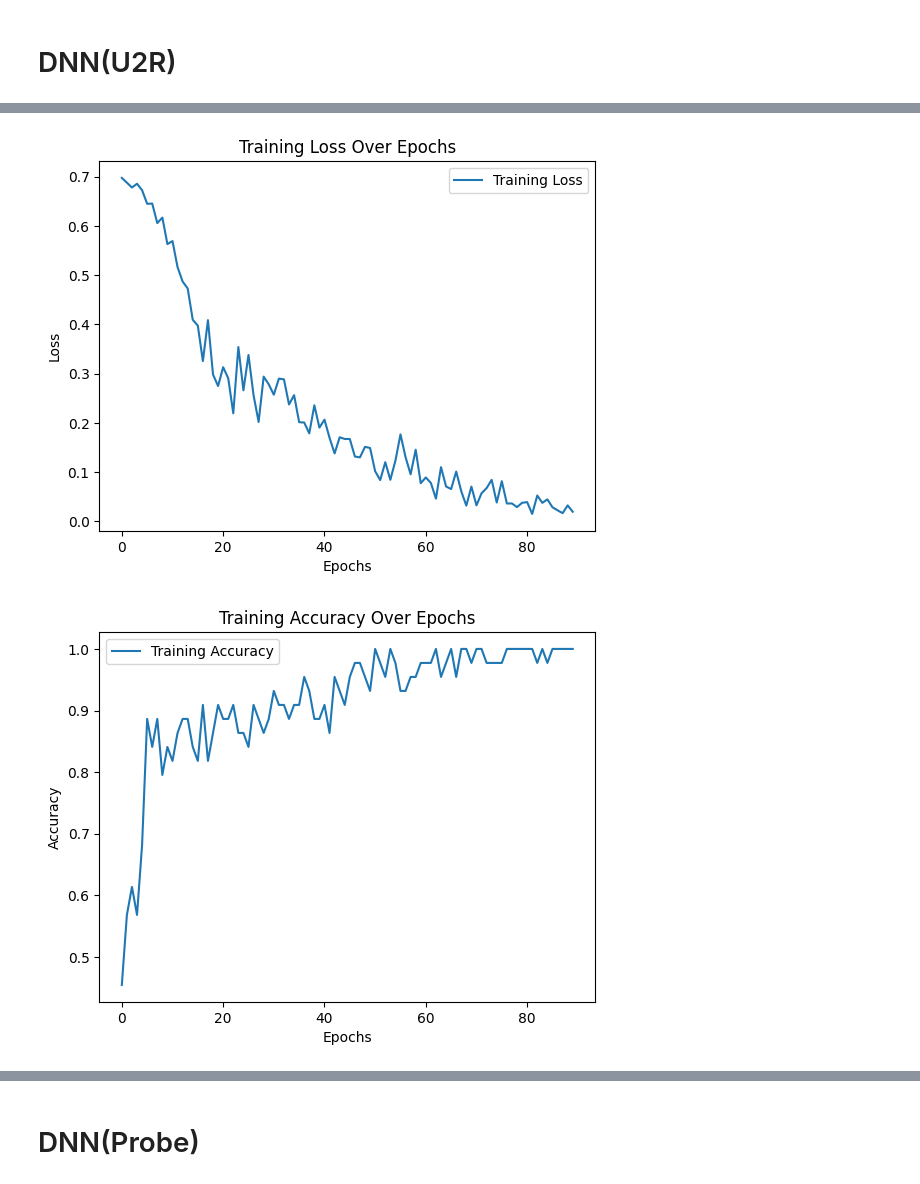
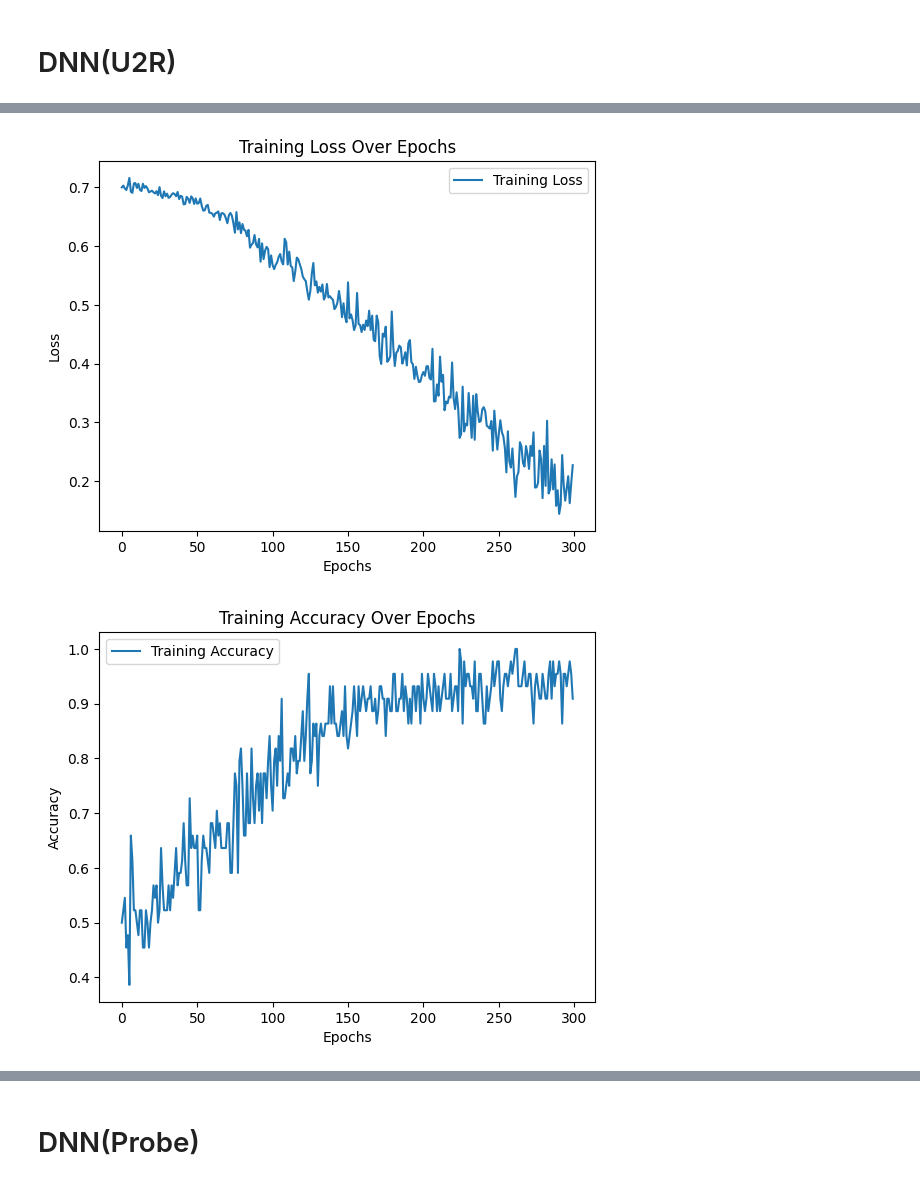
Before and after one commit to lee191/LSTM, a Jupyter notebook: DNN_MODEL.ipynb, the cells around one changed output, grey strips where cells are left out. Saved outputs shown, nothing was run; the diff lists cells and outputs as text; code cells hidden in the pictures.

```diff
--- a/DNN_MODEL.ipynb
+++ b/DNN_MODEL.ipynb
@@ -393,29 +394,33 @@ y_test = y_test.values
 # DNN 모델 생성
 model = Sequential()
 model.add(Dense(64, activation='relu', input_dim=22))
-model.add(Dropout(0.1))
+model.add(Dropout(0.2))
 model.add(Dense(32, activation='relu'))
-model.add(Dropout(0.1))
+model.add(Dropout(0.2))
 model.add(Dense(16, activation='relu'))
-model.add(Dropout(0.1))
+model.add(Dropout(0.2))
 model.add(Dense(8, activation='relu'))
-model.add(Dropout(0.1))
+model.add(Dropout(0.2))
 model.add(Dense(4, activation='relu'))
 model.add(Dense(1, activation='sigmoid'))
 
 # 모델 컴파일
-model.compile(loss='binary_crossentropy', optimizer=Adam(), metrics=['accuracy'])
+model.compile(loss='binary_crossentropy', optimizer=Adam(learning_rate=0.0001), metrics=['accuracy'])
 
 # 모델 구조 확인
 model.summary()
 
 # 모델 훈련
-mod = model.fit(X_train, y_train, epochs=90, batch_size=8, validation_data=(X_test, y_test))
+mod = model.fit(X_train, y_train, epochs=300, batch_size=6, validation_data=(X_test, y_test))
+
 
 # 테스트셋 평가
 scores = model.evaluate(X_test, y_test)
 print(scores)
 
+# 분류 보고서 출력
+# print("Classification Report:")
+# print(classification_report(y_test, y_pred))
 # 모델 저장
 model.save('/content/drive/MyDrive/DNN_u2r.h5')
 
@@ -470,2 +475,2 @@ Epoch 90/90
-[figure, old version]
+[figure, new version]
-[figure, old version]
+[figure, new version]
```
Also changed, not shown: parts of 12 cells of this notebook.
